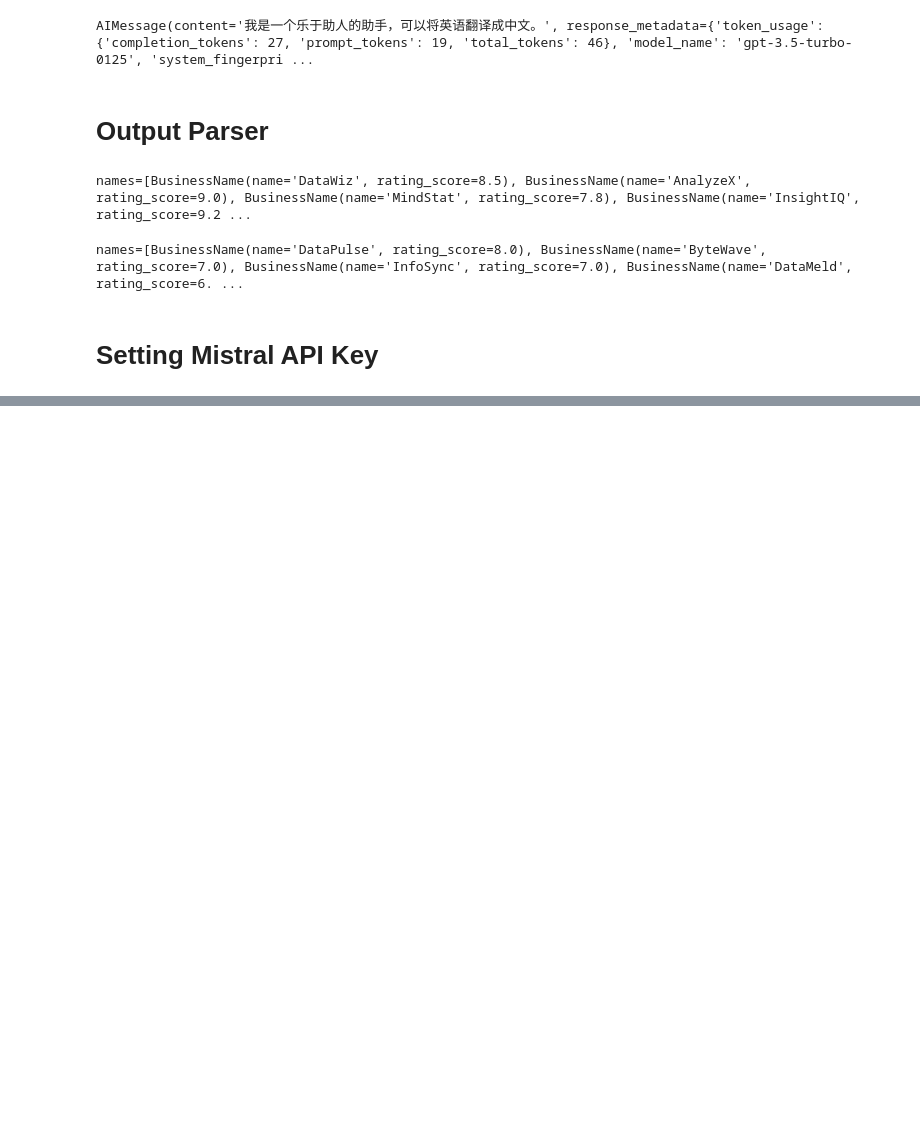
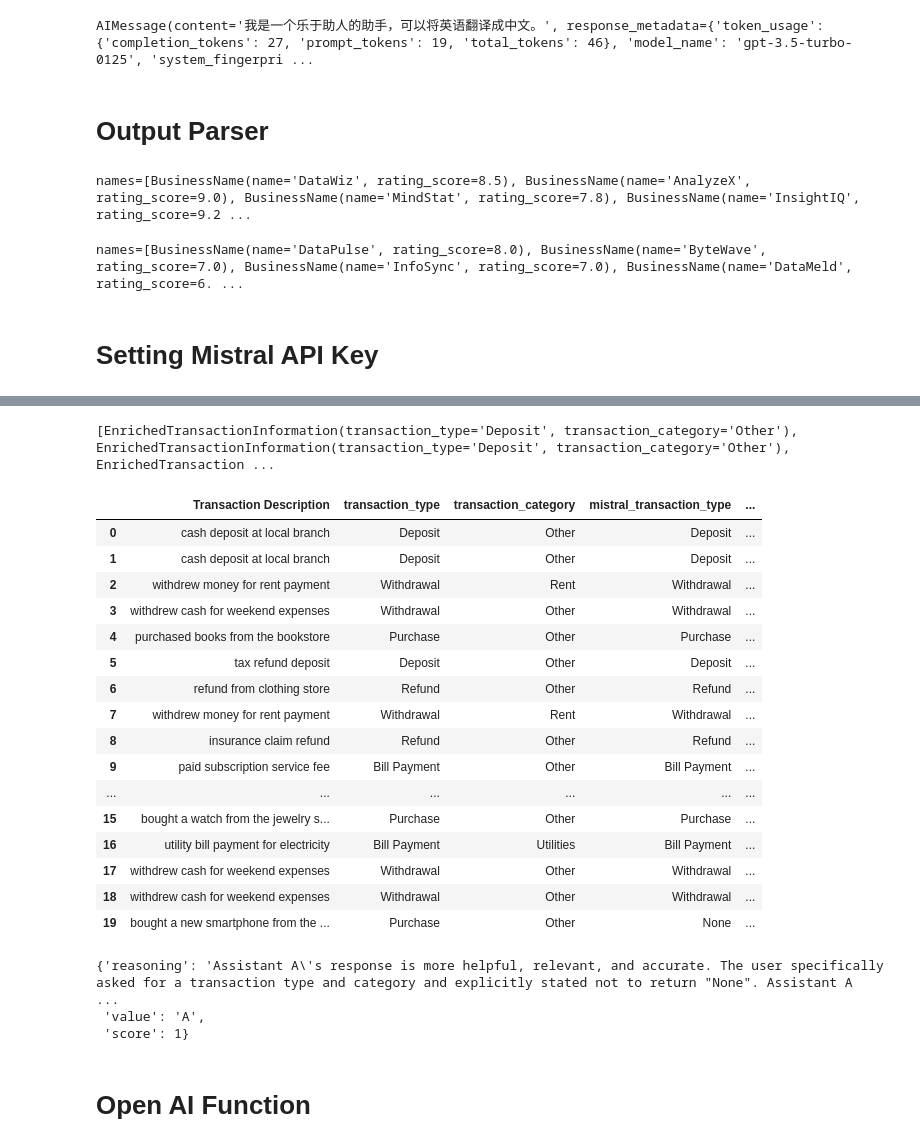
Before and after one commit to Fulim13/Langchain-Learn, a Jupyter notebook: Langchain_Concept.ipynb, the cells around one changed output, grey strips where cells are left out. Cells and saved outputs as stored; diff of their text form; code cells hidden in the pictures; blank space fills up the shorter version.

```diff
--- a/Langchain_Concept.ipynb
+++ b/Langchain_Concept.ipynb
@@ -357,0 +397,55 @@ ValueError: Length of values (13) does not match length of index (20)
+# %%
+from langchain_openai import ChatOpenAI
+
+gpt_3_model = ChatOpenAI(model="gpt-3.5-turbo", temperature=0)
+gpt_3_chain = prompt | gpt_3_model | output_parser
+# %%
+results = []
+for i, row in tqdm(df.iterrows(), total=len(df)):
+    transaction = row["Transaction Description"]
+    try:
+
+        result = gpt_3_chain.invoke(
+            {
+                "transaction": transaction,
+                "format_instructions":
+                output_parser.get_format_instructions(),
+            }
+        )
+    except:
+        result = EnrichedTransactionInformation(
+            transaction_type=None,
+            transaction_category=None
+        )
+    results.append(result)
+print(results)
+# %% [output]
+[EnrichedTransactionInformation(transaction_type='Deposit', transaction_category='Other'), EnrichedTransactionInformation(transaction_type='Deposit', transaction_category='Other'), EnrichedTransaction ...
+# %%
+transaction_types = []
+transaction_categories = []
+for result in results:
+    transaction_types.append(result.transaction_type)
+    transaction_categories.append(
+        result.transaction_category)
+df["gpt3.5_transaction_type"] = transaction_types
+df["gpt3.5_transaction_category"] = transaction_categories
+df
+# %% [output]
+|  | Transaction Description | transaction_type | transaction_category | mistral_transaction_type | ... |
+| 0 | cash deposit at local branch | Deposit | Other | Deposit | ... |
+| 1 | cash deposit at local branch | Deposit | Other | Deposit | ... |
+| 2 | withdrew money for rent payment | Withdrawal | Rent | Withdrawal | ... |
+| 3 | withdrew cash for weekend expenses | Withdrawal | Other | Withdrawal | ... |
+| 4 | purchased books from the bookstore | Purchase | Other | Purchase | ... |
+| 5 | tax refund deposit | Deposit | Other | Deposit | ... |
+| 6 | refund from clothing store | Refund | Other | Refund | ... |
+| 7 | withdrew money for rent payment | Withdrawal | Rent | Withdrawal | ... |
+| 8 | insurance claim refund | Refund | Other | Refund | ... |
+| 9 | paid subscription service fee | Bill Payment | Other | Bill Payment | ... |
+| ... | ... | ... | ... | ... | ... |
+| 15 | bought a watch from the jewelry s... | Purchase | Other | Purchase | ... |
+| 16 | utility bill payment for electricity | Bill Payment | Utilities | Bill Payment | ... |
+| 17 | withdrew cash for weekend expenses | Withdrawal | Other | Withdrawal | ... |
+| 18 | withdrew cash for weekend expenses | Withdrawal | Other | Withdrawal | ... |
+| 19 | bought a new smartphone from the ... | Purchase | Other | None | ... |
@@ -357,0 +493,15 @@ ValueError: Length of values (13) does not match length of index (20)
+# %%
+evaluator.evaluate_string_pairs(
+    prediction=gpt3pt5_data,
+    prediction_b=mistral_data,
+    input=input_prompt.format(
+        format_instructions=output_parser.get_format_instructions(),
+        transaction=transaction),
+    reference=reference_data,
+)
+# %% [output]
+{'reasoning': 'Assistant A\'s response is more helpful, relevant, and accurate. The user specifically asked for a transaction type and category and explicitly stated not to return "None". Assistant A  ...
+ 'value': 'A',
+ 'score': 1}
+# %% [markdown]
+# Open AI Function
```
Also changed, not shown: parts of 39 cells of this notebook, 1 other file.
